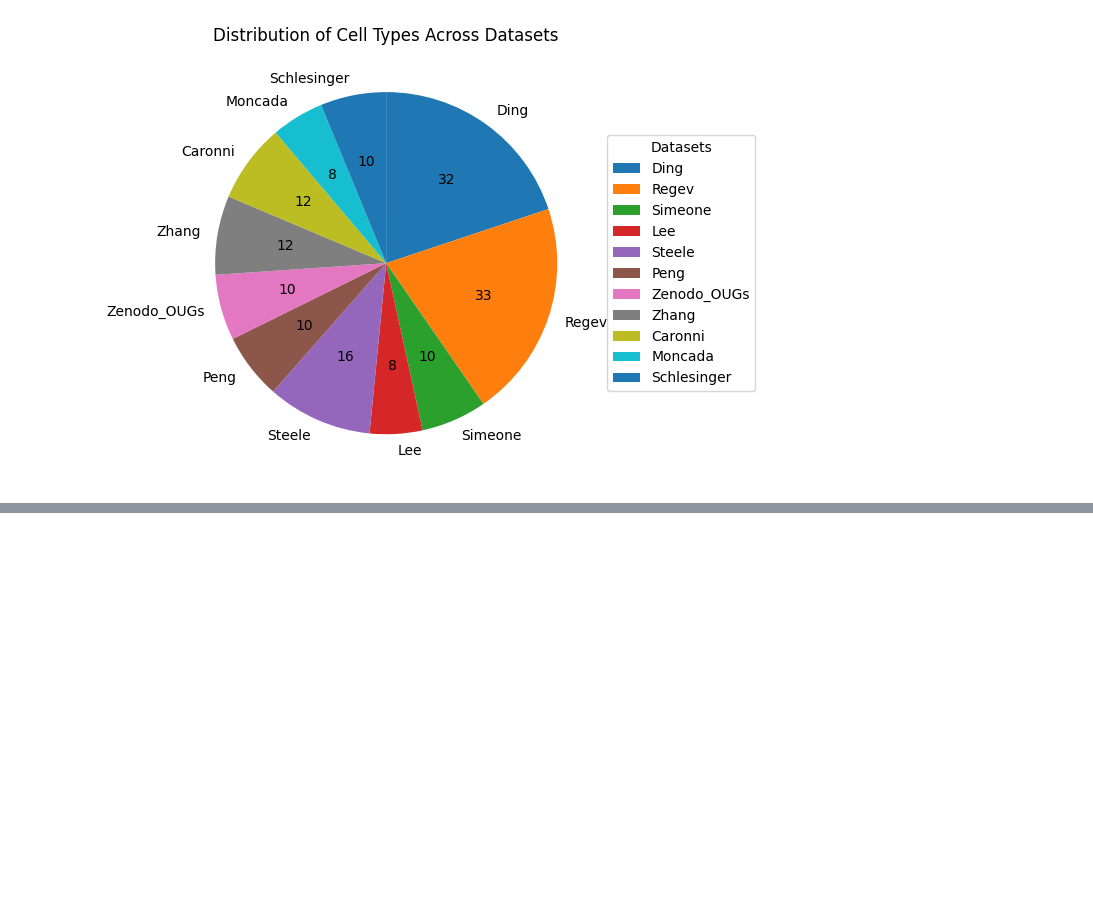
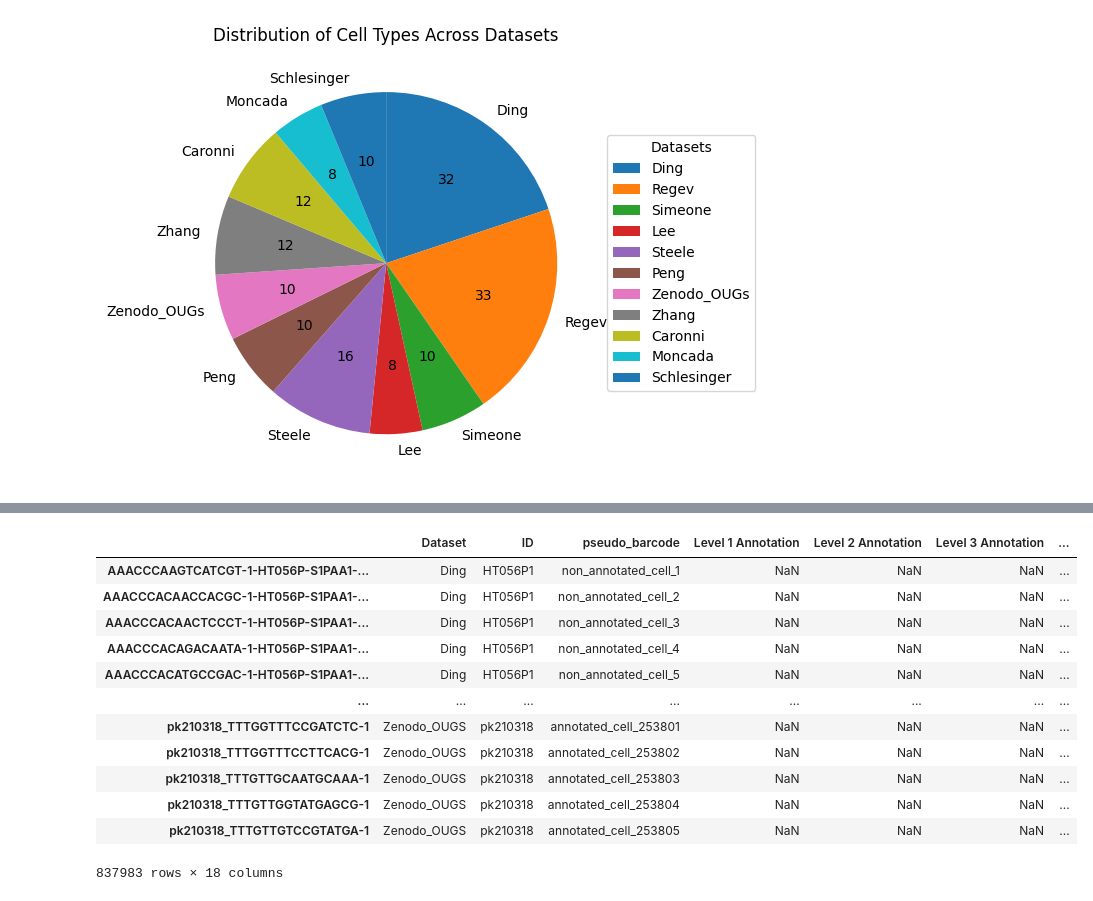
Before and after one commit to theislab/PDAC, a Jupyter notebook: code/04_DataStructure_Plots.ipynb, the cells around one changed output, grey strips where cells are left out. Saved outputs shown, nothing was run; the diff lists cells and outputs as text; code cells hidden in the pictures; blank space fills up the shorter version.

```diff
--- a/code/04_DataStructure_Plots.ipynb
+++ b/code/04_DataStructure_Plots.ipynb
@@ -435,0 +450,16 @@ plt.show()
+# %%
+adata.obs
+# %% [output]
+|  | Dataset | ID | pseudo_barcode | Level 1 Annotation | Level 2 Annotation | Level 3 Annotation | ... |
+| AAACCCAAGTCATCGT-1-HT056P-S1PAA1-... | Ding | HT056P1 | non_annotated_cell_1 | NaN | NaN | NaN | ... |
+| AAACCCACAACCACGC-1-HT056P-S1PAA1-... | Ding | HT056P1 | non_annotated_cell_2 | NaN | NaN | NaN | ... |
+| AAACCCACAACTCCCT-1-HT056P-S1PAA1-... | Ding | HT056P1 | non_annotated_cell_3 | NaN | NaN | NaN | ... |
+| AAACCCACAGACAATA-1-HT056P-S1PAA1-... | Ding | HT056P1 | non_annotated_cell_4 | NaN | NaN | NaN | ... |
+| AAACCCACATGCCGAC-1-HT056P-S1PAA1-... | Ding | HT056P1 | non_annotated_cell_5 | NaN | NaN | NaN | ... |
+| ... | ... | ... | ... | ... | ... | ... | ... |
+| pk210318_TTTGGTTTCCGATCTC-1 | Zenodo_OUGS | pk210318 | annotated_cell_253801 | NaN | NaN | NaN | ... |
+| pk210318_TTTGGTTTCCTTCACG-1 | Zenodo_OUGS | pk210318 | annotated_cell_253802 | NaN | NaN | NaN | ... |
+| pk210318_TTTGTTGCAATGCAAA-1 | Zenodo_OUGS | pk210318 | annotated_cell_253803 | NaN | NaN | NaN | ... |
+| pk210318_TTTGTTGGTATGAGCG-1 | Zenodo_OUGS | pk210318 | annotated_cell_253804 | NaN | NaN | NaN | ... |
+| pk210318_TTTGTTGTCCGTATGA-1 | Zenodo_OUGS | pk210318 | annotated_cell_253805 | NaN | NaN | NaN | ... |
+837983 rows × 18 columns
```
Also changed, not shown: parts of 11 cells of this notebook, 2 other files.
